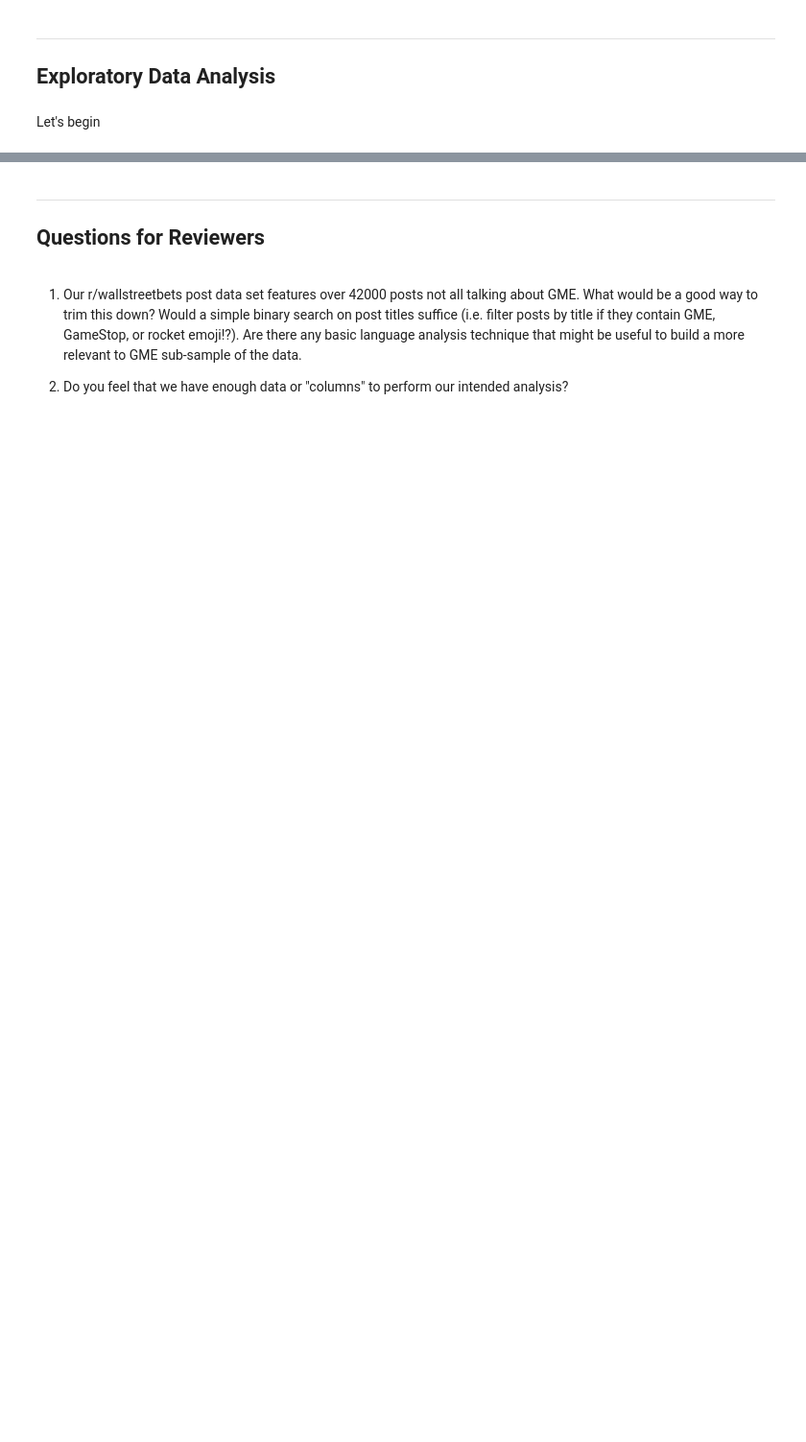
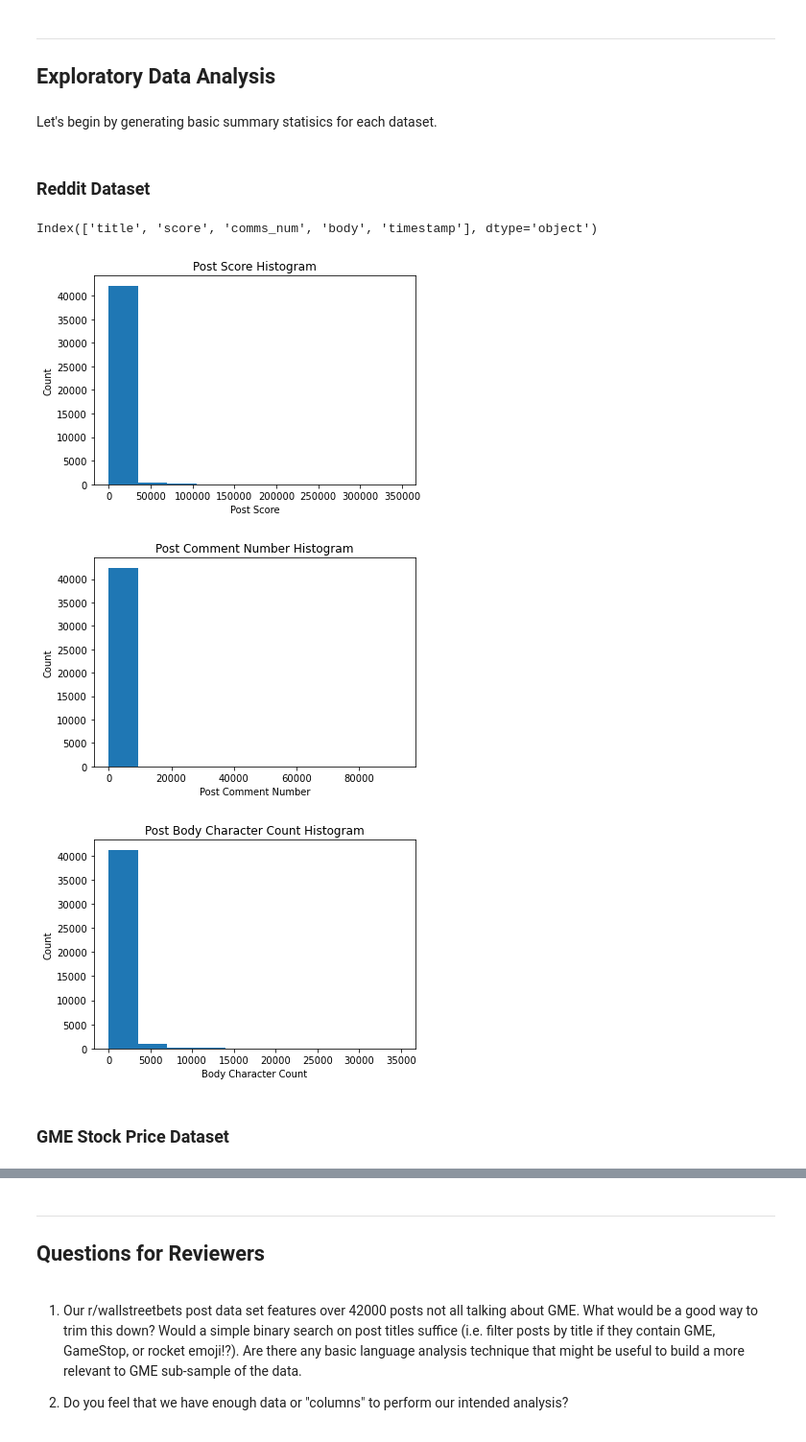
Before and after one commit to DavidFleurantin/INFO-2950-Final-Project, a Jupyter notebook: phaseII.ipynb, the cells around one changed output, grey strips where cells are left out. Shown: that part at 96% size. Saved outputs shown, nothing was run; the diff lists cells and outputs as text; code cells hidden in the pictures; blank space fills up the shorter version.

```diff
--- a/phaseII.ipynb
+++ b/phaseII.ipynb
@@ -119,0 +129,2 @@ reddit_data.head()
+# %%
+reddit_data['timestamp'] = pd.to_datetime(reddit_data['timestamp'], format = '%Y-%m-%d %H:%M:%S')
@@ -304,5 +390,45 @@ Our two dataframes for GME data are properly indexed and ready for use!
 # %% [markdown]
 ---
 ## Exploratory Data Analysis
-# %% [markdown]
-Let's begin
+# %% [markdown]
+Let's begin by generating basic summary statisics for each dataset.
+# %% [markdown]
+### Reddit Dataset
+# %%
+reddit_data.columns
+# %% [output]
+Index(['title', 'score', 'comms_num', 'body', 'timestamp'], dtype='object')
+# %%
+#post score
+plt.hist(reddit_data["score"].to_list())
+plt.xlabel("Post Score")
+plt.ylabel("Count")
+plt.title("Post Score Histogram")
+plt.show()
+
+#post comment number
+plt.hist(reddit_data["comms_num"].to_list())
+plt.xlabel("Post Comment Number")
+plt.ylabel("Count")
+plt.title("Post Comment Number Histogram")
+plt.show()
+
+#post body length
+plt.hist(reddit_data["body"].to_list())
+plt.xlabel("Body Character Count")
+plt.ylabel("Count")
+plt.title("Post Body Character Count Histogram")
+plt.show()
+
+#post timestamp
+#plt.hist(reddit_data["timestamp"].to_list())
+#plt.xlabel("Post Timestamp Count")
+#plt.ylabel("Count")
+#plt.title("Post Timestamp Count Histogram")
+#plt.show()
+# %% [output]
+[figure, added]
+[figure, added]
+[figure, added]
+# %% [markdown]
+### GME Stock Price Dataset
```
Also changed, not shown: parts of 22 cells of this notebook.
